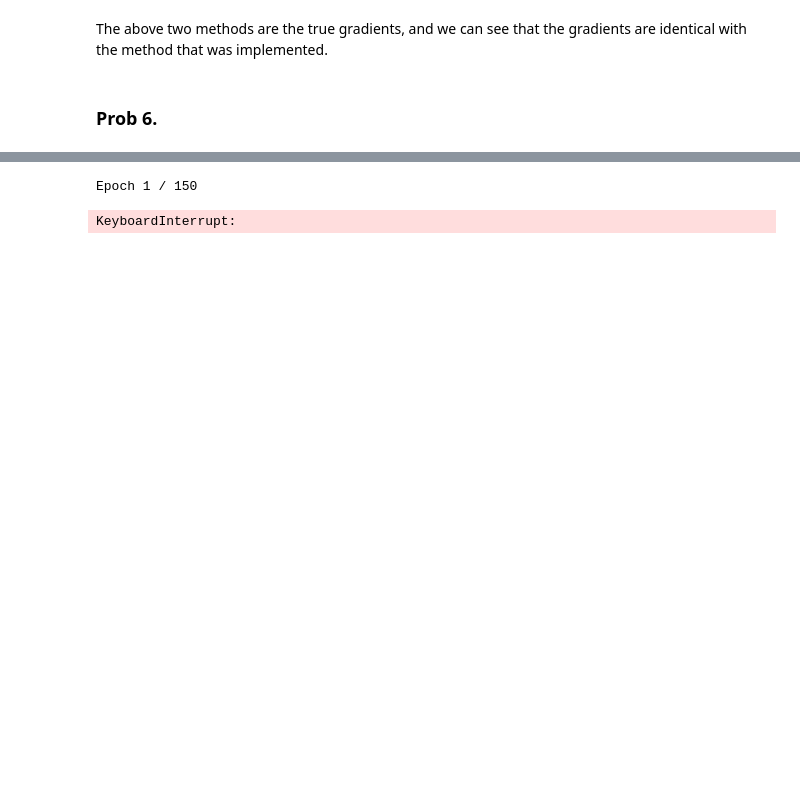
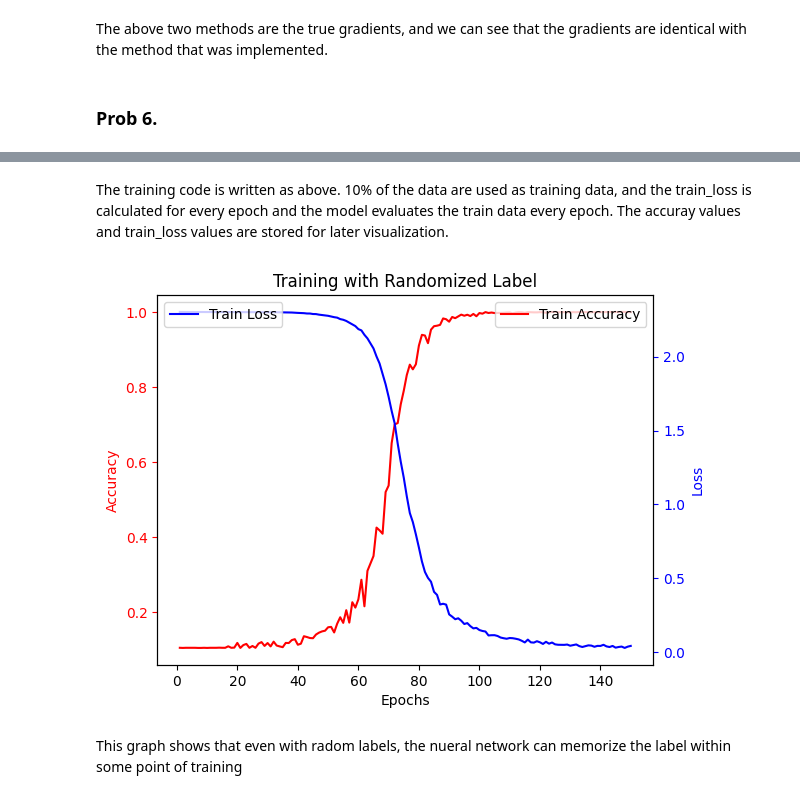
Before and after one commit to tykim0507/Mathematical-Foundations-of-DNN, a Jupyter notebook: HW/HW5/HW5_code_202213334_김태윤.ipynb, the cells around one changed output, grey strips where cells are left out. Cells and saved outputs as stored; diff of their text form; code cells hidden in the pictures; blank space fills up the shorter version.

```diff
--- a/HW/HW5/HW5_code_202213334_김태윤.ipynb
+++ b/HW/HW5/HW5_code_202213334_김태윤.ipynb
@@ -179,44 +257,31 @@ train_loader = torch.utils.data.DataLoader(reduced_trainset, batch_size=4, shuff
-# %%
-import matplotlib.pyplot as plt
-import time
-
-learning_rate = 0.1
-batch_size = 64
-epochs = 150
-
-device = torch.device("cuda" if torch.cuda.is_available() else "cpu")
-model = AlexNet().to(device)
-loss_function = torch.nn.CrossEntropyLoss()
-optimizer = torch.optim.SGD(model.parameters(), lr=learning_rate)
-
-
-tick = time.time()
-for epoch in range(150):
-    print(f"\nEpoch {epoch + 1} / {epochs}")
-    model.train()
-    for images, labels in train_loader:
-        images, labels = images.to(device), labels.to(device)
-
-        optimizer.zero_grad()
-        loss = loss_function(model(images), labels)
-        loss.backward()
-
-        optimizer.step()
-
-    model.eval()
-    #calculate accuracy
-    correct = 0
-    total = 0
-    for images, labels in train_loader:
-        images, labels = images.to(device), labels.to(device)
-        outputs = model(images)
-        import pdb; pdb.set_trace()
-        _, predicted = torch.max(outputs, 1)
-        total += labels.size(0)
-        correct += (predicted == labels).sum().item()
-
-tock = time.time()
-print(f"Total training time: {tock - tick}")
-# %% [output]
-Epoch 1 / 150
-KeyboardInterrupt:
+# %% [markdown]
+The training code is written as above. 10% of the data are used as training data, and the train_loss is calculated for every epoch and the model evaluates the train data every epoch. The accuray values and train_loss values are stored for later visualization.
+# %%
+epochs = range(1, 151)
+fig, ax1 = plt.subplots()
+
+# Plot the accuracy data in red on the first Axes
+ax1.plot(epochs, accuracy_per_epoch, 'r-', label='Train Accuracy')
+ax1.set_xlabel('Epochs')
+ax1.set_ylabel('Accuracy', color='r')
+ax1.tick_params('y', colors='r')
+
+# Set the title of the graph
+plt.title('Training with Randomized Label')
+
+# Create a second Axes for the loss data, sharing the same x-axis
+ax2 = ax1.twinx()
+ax2.plot(epochs, loss_per_epoch, 'b-', label='Train Loss')
+ax2.set_ylabel('Loss', color='b')
+ax2.tick_params('y', colors='b')
+
+# Optionally add a legend
+ax1.legend(loc='upper right')
+ax2.legend(loc='upper left')
+
+# Show the plot
+plt.show()
+# %% [output]
+[figure, added]
+# %% [markdown]
+This graph shows that even with radom labels, the nueral network can memorize the label within some point of training
```
Also changed, not shown: parts of 5 cells of this notebook.
